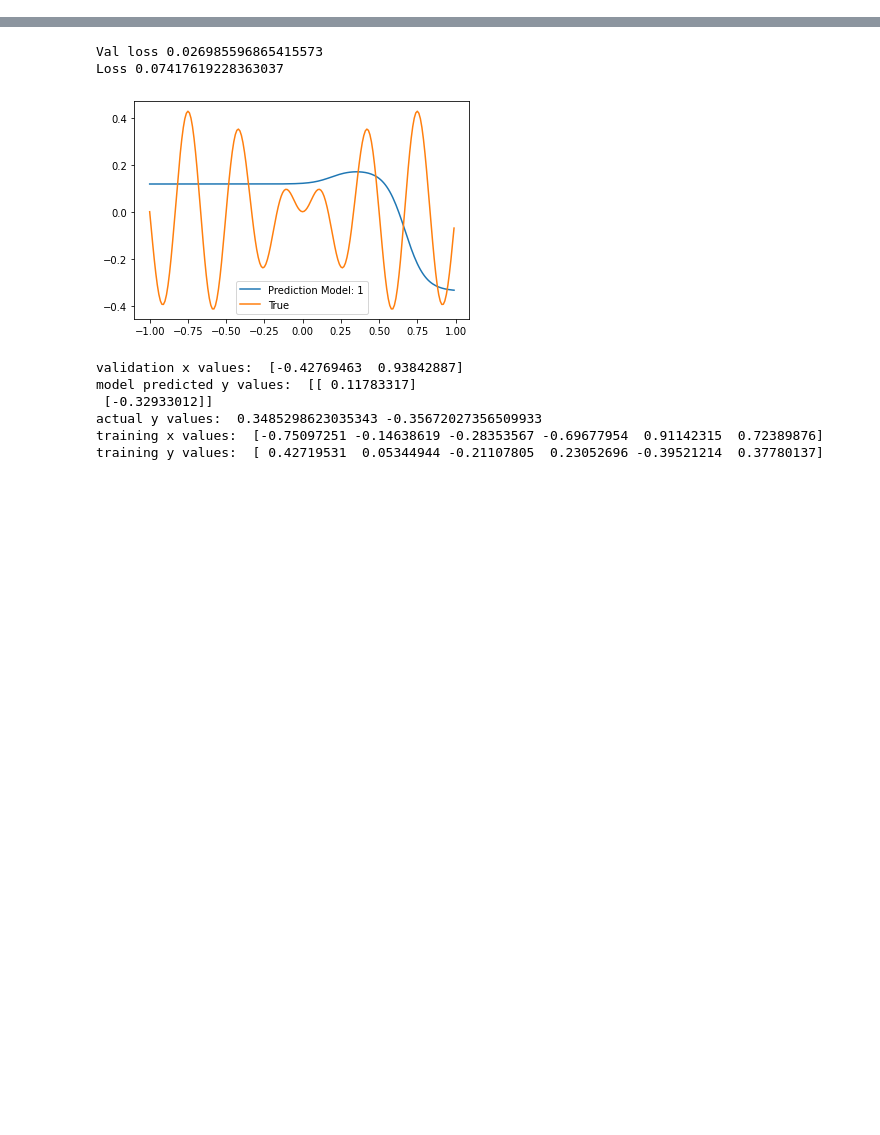
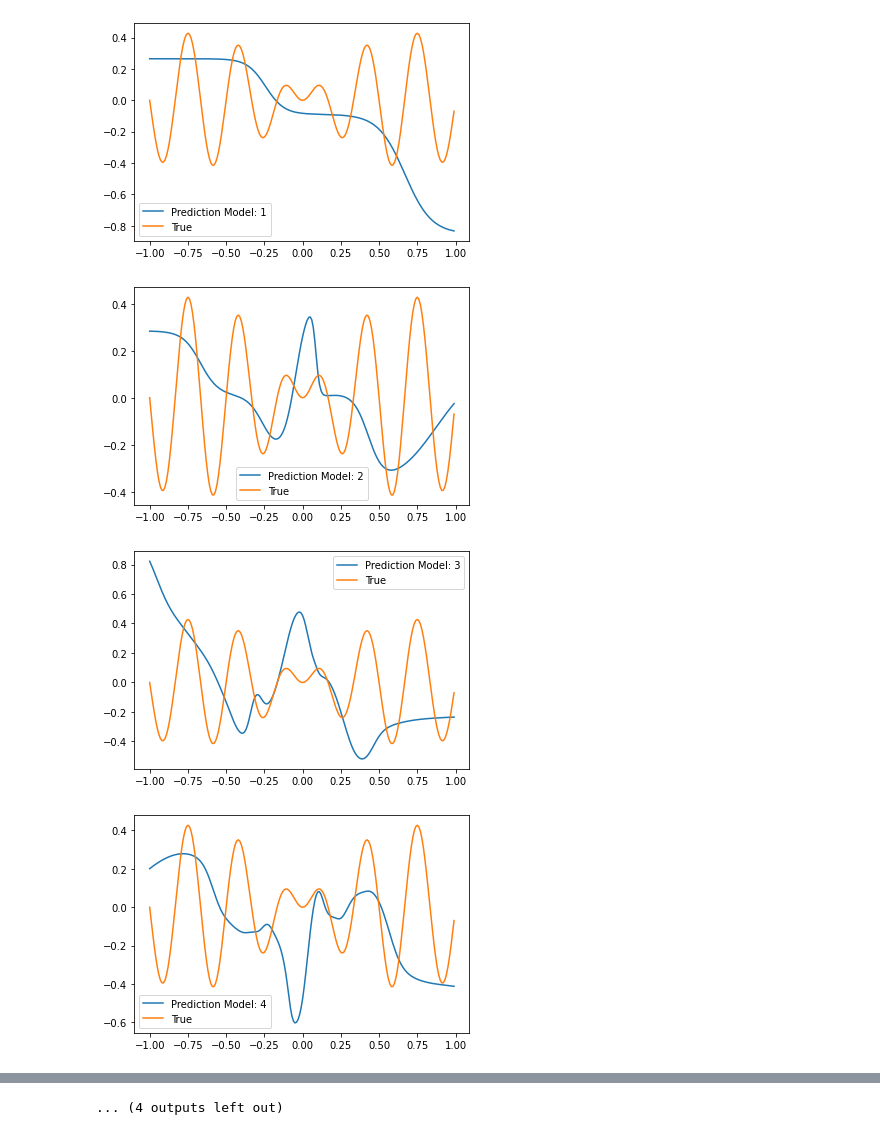
Before and after one commit to lance-gomes/ECE457B, a Jupyter notebook: A1/three.ipynb, the cells around one changed output, grey strips where cells are left out. Cells and saved outputs as stored; diff of their text form; code cells hidden in the pictures; blank space fills up the shorter version.

```diff
--- a/A1/three.ipynb
+++ b/A1/three.ipynb
@@ -33,7 +33,7 @@ M = [[() for i in range(4)] for i in range(4)]
 # %%
 # Implementation
 
-for i_ in range(1):
+for i_ in range(16):
 
     i = int(i_ / 4)
     j = i_ % 4
@@ -51,7 +51,7 @@ for i_ in range(1):
     num_folds = 10
 
     if i == 0:
-        num_folds = 4
+        num_folds = 2
     elif i == 1 or i == 2:
         num_folds = 8
 
@@ -60,7 +60,7 @@ for i_ in range(1):
 
     best_model = None
     best_validation_error = 90000000
-    for shuffle_count in range(1):
+    for shuffle_count in range(5):
 
         shuffled_data = []
         for k in range(len(x)):
@@ -78,7 +78,7 @@ for i_ in range(1):
         k_fold_avg_training_error = 0
         k_fold_avg_validation_error = 0
 
-        for validation_index in range(1):
+        for validation_index in range(num_folds):
 
             paritioned_x = np.array_split(shuffled_x, num_folds)
             paritioned_y = np.array_split(shuffled_y, num_folds)
@@ -90,7 +90,12 @@ for i_ in range(1):
             training_y = np.delete(paritioned_y, validation_index, axis=0).flatten()
 
             mlp = keras.models.Sequential()
-            mlp.add(Dense(num_nodes, activation="sigmoid", input_shape=(1,), kernel_initializer=keras.initializers.RandomNormal(mean=0., stddev=30), bias_initializer=keras.initializers.RandomNormal(mean=0., stddev=10)))
+            mlp.add(
+                Dense(num_nodes, activation="sigmoid", input_shape=(1,),
+                  kernel_initializer=keras.initializers.RandomNormal(mean=0., stddev=30),
+                  bias_initializer=keras.initializers.RandomNormal(mean=0., stddev=10)
+                )
+            )
             mlp.add(Dense(1, activation='linear'))
             mlp.compile(loss='mean_squared_error', optimizer='adam', metrics=['accuracy'])
 
@@ -100,42 +105,42 @@ for i_ in range(1):
                     # Stop training when `val_loss` is no longer improving
                     monitor="val_loss",
                     # "no longer improving" being defined as "no better than 1e-2 less"
-                    min_delta=0.001,
+                    min_delta=0.00001,
                     # "no longer improving" being further defined as "for at least 2 epochs"
                     patience=30,
-                    verbose=1,
+                    verbose=0,
                 )
             ]
 
-            h = mlp.fit(x, y, epochs=250, batch_size=10, validation_data=(validation_x, validation_y), verbose=0, callbacks=callbacks)
-
-            print("Val loss", h.history['val_loss'][-1])
-            print("Loss", h.history['loss'][-1])
+            h = mlp.fit(x, y, epochs=500, batch_size=10, validation_data=(validation_x, validation_y), verbose=0, callbacks=callbacks)
 
             if h.history['val_loss'][-1] < best_validation_error:
                 best_validation_error = h.history['val_loss'][-1]
                 best_model = mlp
 
             k_fold_avg_training_error += h.history['loss'][-1]
             k_fold_avg_validation_error += h.history['val_loss'][-1]
 
         k_fold_avg_training_error = k_fold_avg_training_error / num_folds
         k_fold_avg_validation_error = k_fold_avg_validation_error / num_folds
 
         avg_training_error += k_fold_avg_training_error
         avg_validation_error += k_fold_avg_validation_error
 
-    avg_training_error = avg_training_error / 1
-    avg_validation_error = avg_validation_error / 1
+    avg_training_error = avg_training_error / 5
+    avg_validation_error = avg_validation_error / 5
 
     x_range = np.arange(start=-1, stop=1, step=0.01)
     y_predict = best_model.predict(x_range)
 
     plt.plot(x_range, y_predict)
     plt.plot(x_range, [f_1(x)  for x in x_range])
     plt.legend(['Prediction Model: ' + str(i_ + 1), 'True'])
     plt.show()
 
-
     M[i][j] = ((avg_training_error, avg_validation_error, best_model))
 # %% [output]
+[figure, new version]
+[figure, added]
+[figure, added]
+[figure, added]
@@ -142,17 +155 @@ for i_ in range(1):
-Val loss 0.026985596865415573
-Loss 0.07417619228363037
+... (4 outputs left out)
-[figure, old version]
-# %%
-    print("validation x values: ", validation_x)
-    print("model predicted y values: ", best_model.predict(validation_x))
-    print("actual y values: ", f_1(validation_x[0]), f_1(validation_x[1]))
-
-    print("training x values: ", training_x)
-    print("training y values: ", training_y)
-# %% [output]
-validation x values:  [-0.42769463  0.93842887]
-model predicted y values:  [[ 0.11783317]
- [-0.32933012]]
-actual y values:  0.3485298623035343 -0.35672027356509933
-training x values:  [-0.75097251 -0.14638619 -0.28353567 -0.69677954  0.91142315  0.72389876]
-training y values:  [ 0.42719531  0.05344944 -0.21107805  0.23052696 -0.39521214  0.37780137]
```
Also changed, not shown: parts of 6 cells of this notebook, 4 other files.
